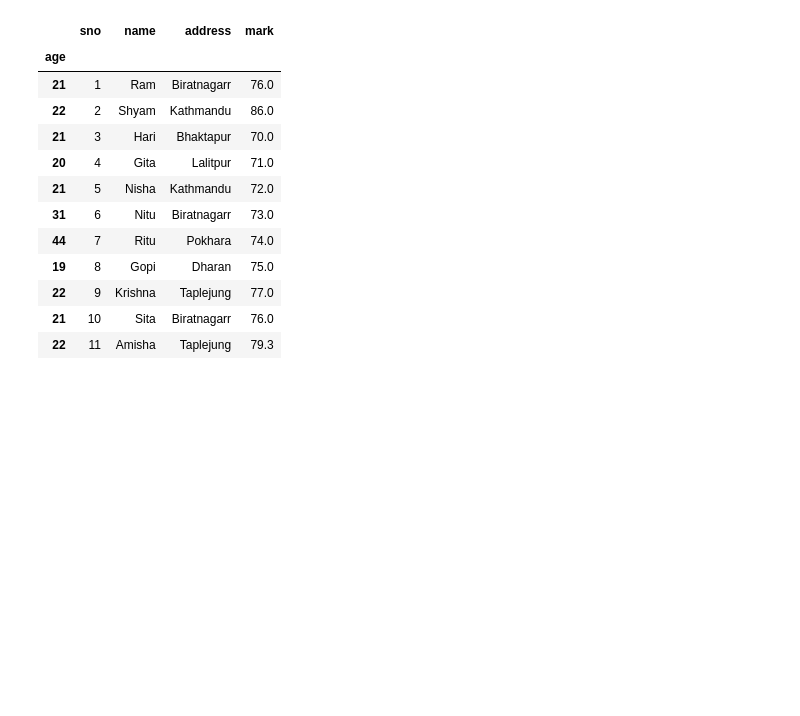
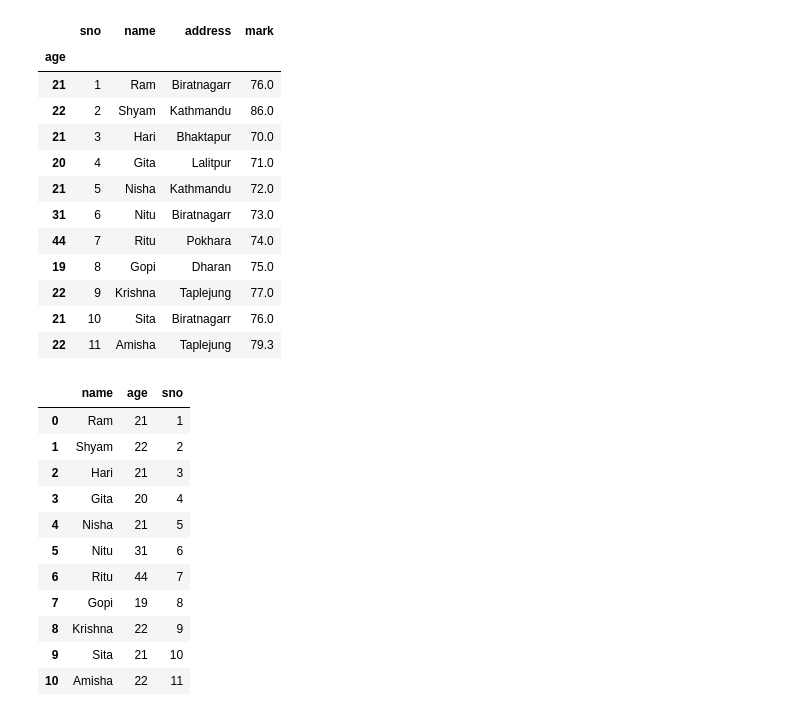
Before and after one commit to nitishat7/pythonProgramming_basics, a Jupyter notebook: pandas.ipynb, the cells around one changed output. Drawn from its saved outputs; the diff is of its cells as text; code cells hidden in the pictures; blank space fills up the shorter version.

```diff
--- a/pandas.ipynb
+++ b/pandas.ipynb
@@ -200,3 +201,20 @@ data
 | 22 | 9 | Krishna | Taplejung | 77.0 |
 | 21 | 10 | Sita | Biratnagarr | 76.0 |
 | 22 | 11 | Amisha | Taplejung | 79.3 |
+# %%
+import pandas as pd
+data = pd.read_csv('info.csv')
+data[['name','age','sno']]
+# %% [output]
+|  | name | age | sno |
+| 0 | Ram | 21 | 1 |
+| 1 | Shyam | 22 | 2 |
+| 2 | Hari | 21 | 3 |
+| 3 | Gita | 20 | 4 |
+| 4 | Nisha | 21 | 5 |
+| 5 | Nitu | 31 | 6 |
+| 6 | Ritu | 44 | 7 |
+| 7 | Gopi | 19 | 8 |
+| 8 | Krishna | 22 | 9 |
+| 9 | Sita | 21 | 10 |
+| 10 | Amisha | 22 | 11 |
```
Also changed, not shown: parts of 2 cells of this notebook.
